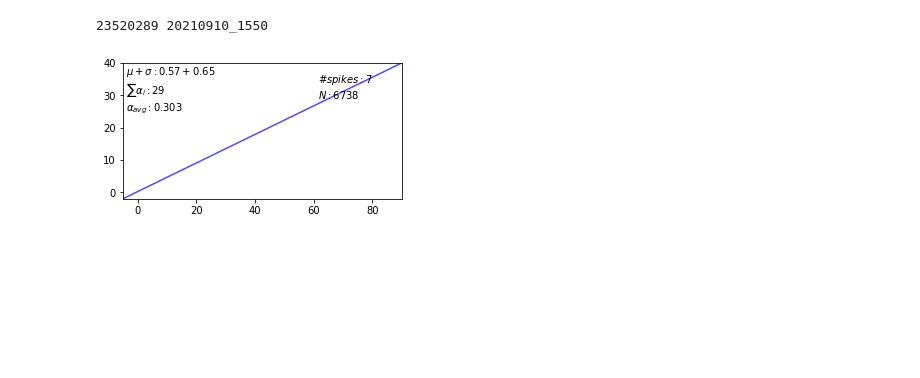
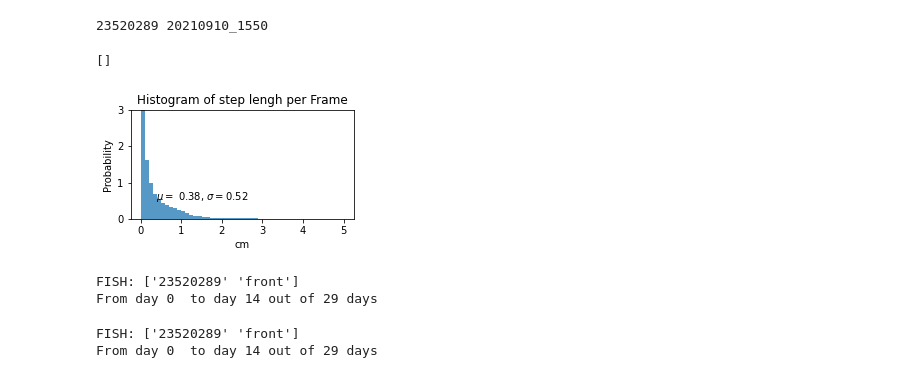
Before and after one commit to UlrikeScherer/Fish-Tracking-Visualization, a Jupyter notebook: Metrics.ipynb, the cells around one changed output. Saved outputs shown, nothing was run; the diff lists cells and outputs as text; code cells hidden in the pictures; blank space fills up the shorter version.

```diff
--- a/Metrics.ipynb
+++ b/Metrics.ipynb
@@ -20,17 +22,37 @@ print(camera, day)
 batches = csv_of_the_day(camera, day, drop_out_of_scope=True)
 # %% [output]
 23520289 20210910_1550
-# %%
-fig, ax = plt.subplots(figsize=(5,2.5))
-is_back=True
-xlim=[-5, 90]
-ylim=[-40, 2]
-if is_back: ylim=[-2, 40]
-ax.set_ylim(ylim)
-#ax.set_xlabel('x coordinate')
-ax.set_xlim(xlim)
-line, = ax.plot(xlim, ylim,'b-', alpha=0.7, solid_capstyle="projecting")
-
-lam = meta_text_for_plot(ax, batches[0], is_back=is_back)
-# %% [output]
-[figure, removed]
+# %%
+csv_of_the_day('23520266', days[4], is_back=False)
+# %% [output]
+[]
+# %%
+def activity_for_day_hist(fish_id, day_idx=1):
+    camera_id, is_back = fish2camera[fish_id,0], fish2camera[fish_id,1]=="back"
+    mu_sd = list()
+    all_days = get_days_in_order()
+    day = all_days[day_idx]
+    df = pd.concat(csv_of_the_day(camera_id, day, is_back=is_back, drop_out_of_scope=True))
+    c = calc_steps(df[["x", "y"]].to_numpy())
+    p = plt.hist(c, bins=50,range=[0, 5], density=True, alpha=0.75)
+    plt.ylim(0, 3)
+    plt.xlabel('cm')
+    plt.ylabel('Probability')
+    plt.title('Histogram of step lengh per Frame')
+    mu, om = np.mean(c), np.std(c)
+    plt.text(mu, om, r'$\mu=\ $'+ "%.2f, "%mu + r'$\sigma=$'+"%.2f"%om)
+    plt.show()
+
+datah = activity_for_day_hist(2)
+# %% [output]
+[figure, added]
+# %%
+df0ang = turning_angle_per_interval(0, 100, [0,0.5])
+# %% [output]
+FISH: ['23520289' 'front']
+From day 0  to day 14 out of 29 days
+# %%
+df0 = activity_per_interval(0, 100, [0,0.5])
+# %% [output]
+FISH: ['23520289' 'front']
+From day 0  to day 14 out of 29 days
```
Also changed, not shown: parts of 9 cells of this notebook, 10 other files.
